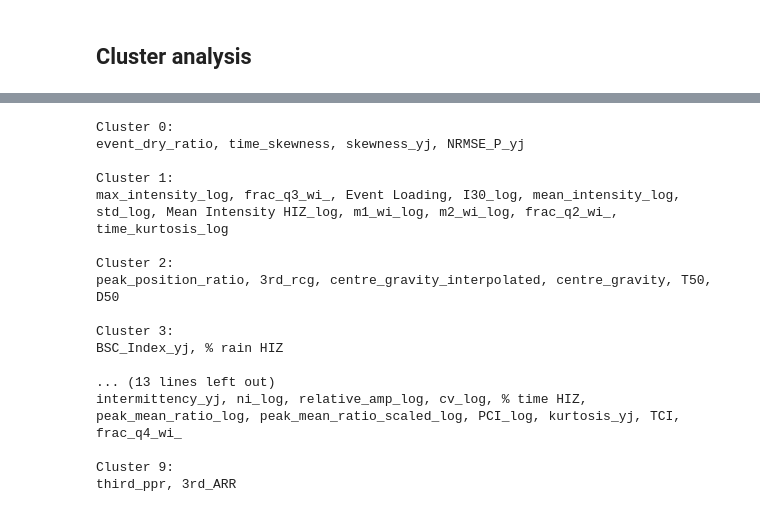
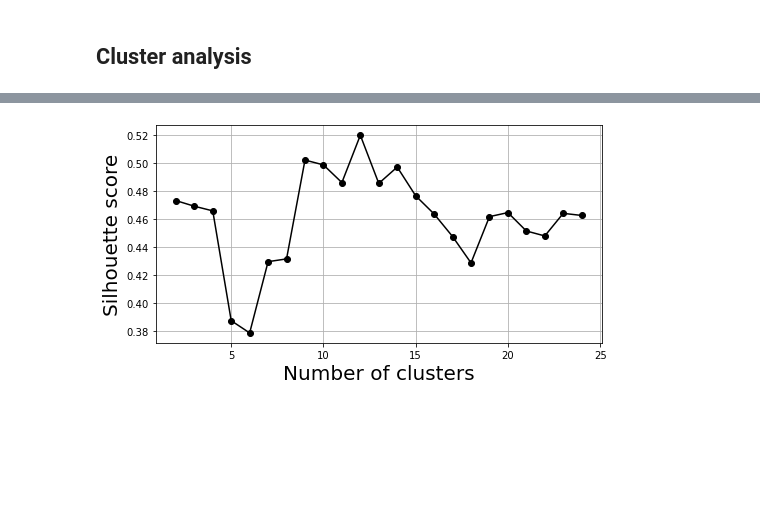
Before and after one commit to masher92/MetricEvaluation, a Jupyter notebook: ClusterAnalysis/AnalyseResults_MetricCrossover.ipynb, the cells around one changed output, grey strips where cells are left out. Drawn from its saved outputs; the diff is of its cells as text; code cells hidden in the pictures; blank space fills up the shorter version.

```diff
--- a/ClusterAnalysis/AnalyseResults_MetricCrossover.ipynb
+++ b/ClusterAnalysis/AnalyseResults_MetricCrossover.ipynb
@@ -297,8 +98,0 @@ plt.show()
-# %%
-from sklearn.cluster import MiniBatchKMeans
-
-kmeans = MiniBatchKMeans(n_clusters=10, random_state=0, batch_size=10000)
-labels = kmeans.fit_predict(data_for_clustering)
-# Add labels to your original dataframe for inspection or plotting
-data_for_clustering['cluster_label'] = labels
-data_for_clustering.index= names_types
@@ -443,23 +98,0 @@ pca_df['cluster'] = kmeans.fit_predict(pca_df[['PC1', 'PC2']])
-# %%
-# Group metrics by cluster label
-for cluster_id in sorted(pca_df['cluster'].unique()):
-    print(f"\nCluster {cluster_id}:")
-    print(", ".join(pca_df[pca_df['cluster'] == cluster_id].index))
-# %% [output]
-Cluster 0:
-event_dry_ratio, time_skewness, skewness_yj, NRMSE_P_yj
-
-Cluster 1:
-max_intensity_log, frac_q3_wi_, Event Loading, I30_log, mean_intensity_log, std_log, Mean Intensity HIZ_log, m1_wi_log, m2_wi_log, frac_q2_wi_, time_kurtosis_log
-
-Cluster 2:
-peak_position_ratio, 3rd_rcg, centre_gravity_interpolated, centre_gravity, T50, D50
-
-Cluster 3:
-BSC_Index_yj, % rain HIZ
-
-... (13 lines left out)
-intermittency_yj, ni_log, relative_amp_log, cv_log, % time HIZ, peak_mean_ratio_log, peak_mean_ratio_scaled_log, PCI_log, kurtosis_yj, TCI, frac_q4_wi_
-
-Cluster 9:
-third_ppr, 3rd_ARR
@@ -574,0 +102,32 @@ third_ppr, 3rd_ARR
+# %%
+# Step 1: Compute correlation distance matrix (1 - Pearson correlation)
+# corr = data_for_clustering.T.corr().abs()
+corr = data_for_clustering.T.corr(method='spearman').abs()
+dist_matrix = 1 - corr
+
+# Step 2: Convert distance matrix to condensed form (for linkage)
+
+condensed_dist = squareform(dist_matrix, checks=False)
+
+# Step 3: Do clustering
+Z = linkage(condensed_dist, method='average')  # Use 'average' for correlation distances
+range_n_clusters = range(2, 25)
+silhouette_scores = []
+
+# Step 4: Evaluate silhouette scores manually
+for n_clusters in range_n_clusters:
+    labels = fcluster(Z, n_clusters, criterion='maxclust')
+
+    # Use precomputed distance matrix for silhouette score
+    score = silhouette_score(dist_matrix, labels, metric='precomputed')
+    silhouette_scores.append(score)
+# Plot the silhouette scores
+fig, ax=plt.subplots(figsize=(8, 4))
+plt.plot(range_n_clusters, silhouette_scores, marker='o', color='black')
+plt.xlabel("Number of clusters", fontsize=20)
+plt.ylabel("Silhouette score", fontsize=20)
+plt.grid(True)
+fig.savefig("../Figures/silhoutte_scores.png", dpi=300, facecolor='white')
+plt.show()
+# %% [output]
+[figure, added]
```
Also changed, not shown: parts of 35 cells of this notebook, 2 other files.
